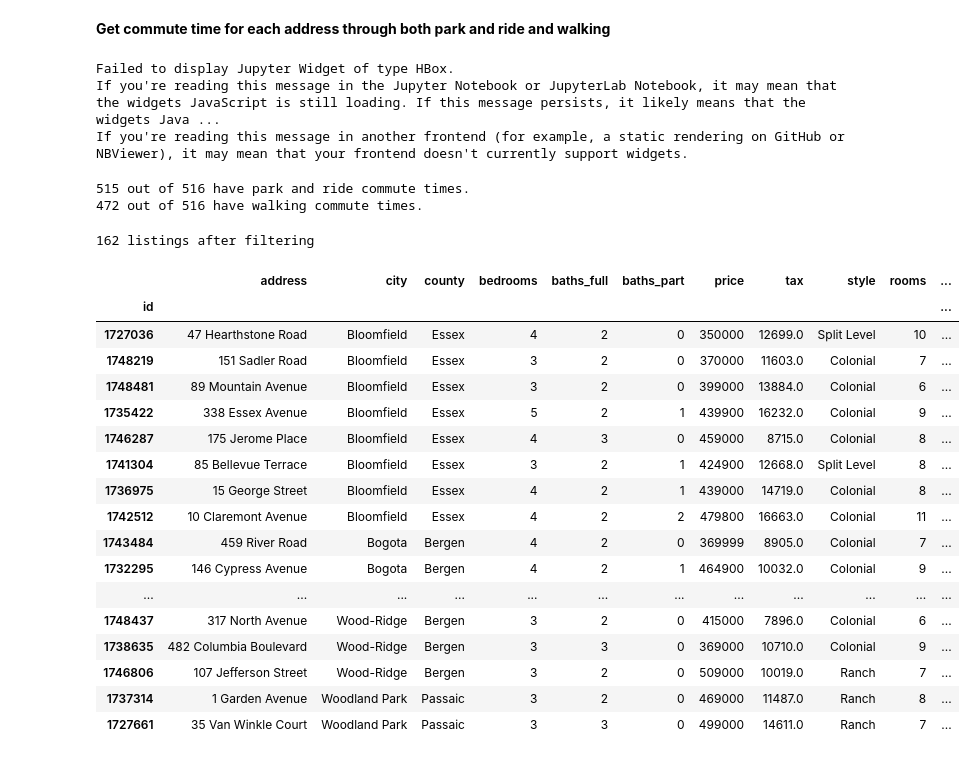
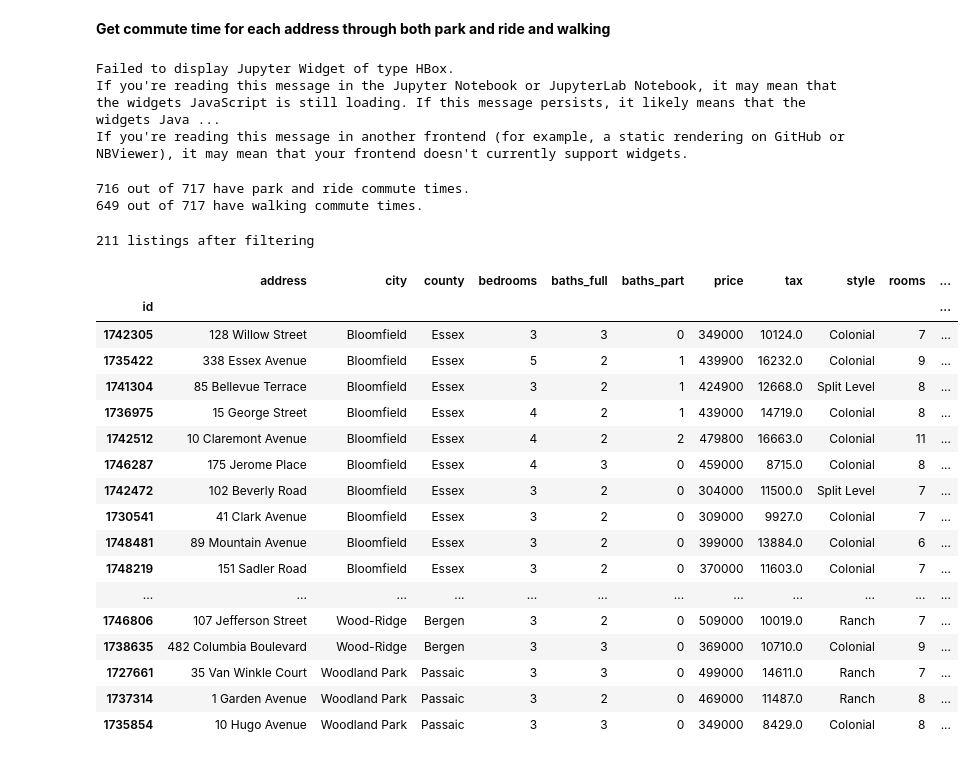
Before and after one commit to AlJohri/nj-house-search, a Jupyter notebook: njmls.ipynb, the cells around one changed output. Saved outputs shown, nothing was run; the diff lists cells and outputs as text; code cells hidden in the pictures.

```diff
--- a/njmls.ipynb
+++ b/njmls.ipynb
@@ -33,14 +33,0 @@ def preview_njmls_df(mydf, save=False):
-# %%
-counties = ['Passaic', 'Hudson','Essex', 'Middlesex', 'Morris', 'Bergen', 'Union', 'Sussex',]
-
-ONE_HOUR = 3600
-TEN_MINUTES = ONE_HOUR/6
-HALF_HOUR = ONE_HOUR / 2
-ONE_HOUR_TEN_MINUTES = ONE_HOUR + TEN_MINUTES
-ONE_HOUR_THIRTY_MINUTES = ONE_HOUR + HALF_HOUR
-ONE_HOUR_FORTY_MINUTES = ONE_HOUR + HALF_HOUR + TEN_MINUTES
-
-blacklist_cities = [
-    'Paterson', 'East Orange', 'City of Orange', 'Belleville', 'Elizabeth',
-    'Jefferson', 'Passaic', 'Newark', 'East Newark', 'Linden', 'Nutley',
-    'Garfield', 'Hillside', 'Little Ferry']
@@ -59,11 +53,11 @@ listings = []
 for county in tqdm(counties):
 
     current_listings1 = list(get_listings(
-            min_beds=3,
-            min_baths=2,
+            min_beds=MIN_BEDS,
+            min_baths=MIN_BATHS,
             county_search=True,
-            min_price=350000,
-            max_price=400000,
+            min_price=MIN_PRICE,
+            max_price=int(math.floor((MAX_PRICE+MIN_PRICE)/2)),
             counties=[county.upper()],
             proptypes=['1']))
 
@@ -71,8 +65,8 @@ for county in tqdm(counties):
             min_beds=3,
             min_baths=2,
             county_search=True,
-            min_price=400000,
-            max_price=515000,
+            min_price=int(math.ceil((MAX_PRICE+MIN_PRICE)/2)),
+            max_price=MAX_PRICE,
             counties=[county.upper()],
             proptypes=['1']))
 
@@ -162,40 +156,40 @@ print(sum(1 for listing in listings if listing.get('nyc_duration')),
 Failed to display Jupyter Widget of type HBox.
 If you're reading this message in the Jupyter Notebook or JupyterLab Notebook, it may mean that the widgets JavaScript is still loading. If this message persists, it likely means that the widgets Java ...
 If you're reading this message in another frontend (for example, a static rendering on GitHub or NBViewer), it may mean that your frontend doesn't currently support widgets.
-515 out of 516 have park and ride commute times.
-472 out of 516 have walking commute times.
+716 out of 717 have park and ride commute times.
+649 out of 717 have walking commute times.
 # %%
 df = pd.DataFrame(listings)
 df.set_index('id', inplace=True)
 df = df[
     (~df.city.isin(blacklist_cities)) &
     (~df.basement.str.contains('Crawlspace')) &
     (df.basement != 'None') &
     (df['style'] != 'Cape Cod') &
     (df.barnabas_duration < HALF_HOUR + TEN_MINUTES) &
     (df.park_and_ride_duration1 < TEN_MINUTES) &
-    (df.park_and_ride_duration < ONE_HOUR_TEN_MINUTES)
+    (df.park_and_ride_duration < ONE_HOUR + TEN_MINUTES)
 ]
 df = df.sort_values(by=['city',], ascending=[True])
 print(len(df), "listings after filtering")
 preview_njmls_df(df)
 # %% [output]
-162 listings after filtering
+211 listings after filtering
 |  | address | city | county | bedrooms | baths_full | baths_part | price | tax | style | rooms | ... |
 | id |  |  |  |  |  |  |  |  |  |  | ... |
-| 1727036 | 47 Hearthstone Road | Bloomfield | Essex | 4 | 2 | 0 | 350000 | 12699.0 | Split Level | 10 | ... |
-| 1748219 | 151 Sadler Road | Bloomfield | Essex | 3 | 2 | 0 | 370000 | 11603.0 | Colonial | 7 | ... |
-| 1748481 | 89 Mountain Avenue | Bloomfield | Essex | 3 | 2 | 0 | 399000 | 13884.0 | Colonial | 6 | ... |
+| 1742305 | 128 Willow Street | Bloomfield | Essex | 3 | 3 | 0 | 349000 | 10124.0 | Colonial | 7 | ... |
 | 1735422 | 338 Essex Avenue | Bloomfield | Essex | 5 | 2 | 1 | 439900 | 16232.0 | Colonial | 9 | ... |
-| 1746287 | 175 Jerome Place | Bloomfield | Essex | 4 | 3 | 0 | 459000 | 8715.0 | Colonial | 8 | ... |
 | 1741304 | 85 Bellevue Terrace | Bloomfield | Essex | 3 | 2 | 1 | 424900 | 12668.0 | Split Level | 8 | ... |
 | 1736975 | 15 George Street | Bloomfield | Essex | 4 | 2 | 1 | 439000 | 14719.0 | Colonial | 8 | ... |
 | 1742512 | 10 Claremont Avenue | Bloomfield | Essex | 4 | 2 | 2 | 479800 | 16663.0 | Colonial | 11 | ... |
-| 1743484 | 459 River Road | Bogota | Bergen | 4 | 2 | 0 | 369999 | 8905.0 | Colonial | 7 | ... |
-| 1732295 | 146 Cypress Avenue | Bogota | Bergen | 4 | 2 | 1 | 464900 | 10032.0 | Colonial | 9 | ... |
+| 1746287 | 175 Jerome Place | Bloomfield | Essex | 4 | 3 | 0 | 459000 | 8715.0 | Colonial | 8 | ... |
+| 1742472 | 102 Beverly Road | Bloomfield | Essex | 3 | 2 | 0 | 304000 | 11500.0 | Split Level | 7 | ... |
+| 1730541 | 41 Clark Avenue | Bloomfield | Essex | 3 | 2 | 0 | 309000 | 9927.0 | Colonial | 7 | ... |
+| 1748481 | 89 Mountain Avenue | Bloomfield | Essex | 3 | 2 | 0 | 399000 | 13884.0 | Colonial | 6 | ... |
+| 1748219 | 151 Sadler Road | Bloomfield | Essex | 3 | 2 | 0 | 370000 | 11603.0 | Colonial | 7 | ... |
 | ... | ... | ... | ... | ... | ... | ... | ... | ... | ... | ... | ... |
-| 1748437 | 317 North Avenue | Wood-Ridge | Bergen | 3 | 2 | 0 | 415000 | 7896.0 | Colonial | 6 | ... |
+| 1746806 | 107 Jefferson Street | Wood-Ridge | Bergen | 3 | 2 | 0 | 509000 | 10019.0 | Ranch | 7 | ... |
 | 1738635 | 482 Columbia Boulevard | Wood-Ridge | Bergen | 3 | 3 | 0 | 369000 | 10710.0 | Colonial | 9 | ... |
-| 1746806 | 107 Jefferson Street | Wood-Ridge | Bergen | 3 | 2 | 0 | 509000 | 10019.0 | Ranch | 7 | ... |
+| 1727661 | 35 Van Winkle Court | Woodland Park | Passaic | 3 | 3 | 0 | 499000 | 14611.0 | Ranch | 7 | ... |
 | 1737314 | 1 Garden Avenue | Woodland Park | Passaic | 3 | 2 | 0 | 469000 | 11487.0 | Ranch | 8 | ... |
-| 1727661 | 35 Van Winkle Court | Woodland Park | Passaic | 3 | 3 | 0 | 499000 | 14611.0 | Ranch | 7 | ... |
+| 1735854 | 10 Hugo Avenue | Woodland Park | Passaic | 3 | 3 | 0 | 349000 | 8429.0 | Colonial | 8 | ... |
```
Also changed, not shown: parts of 4 cells of this notebook, 6 other files.
